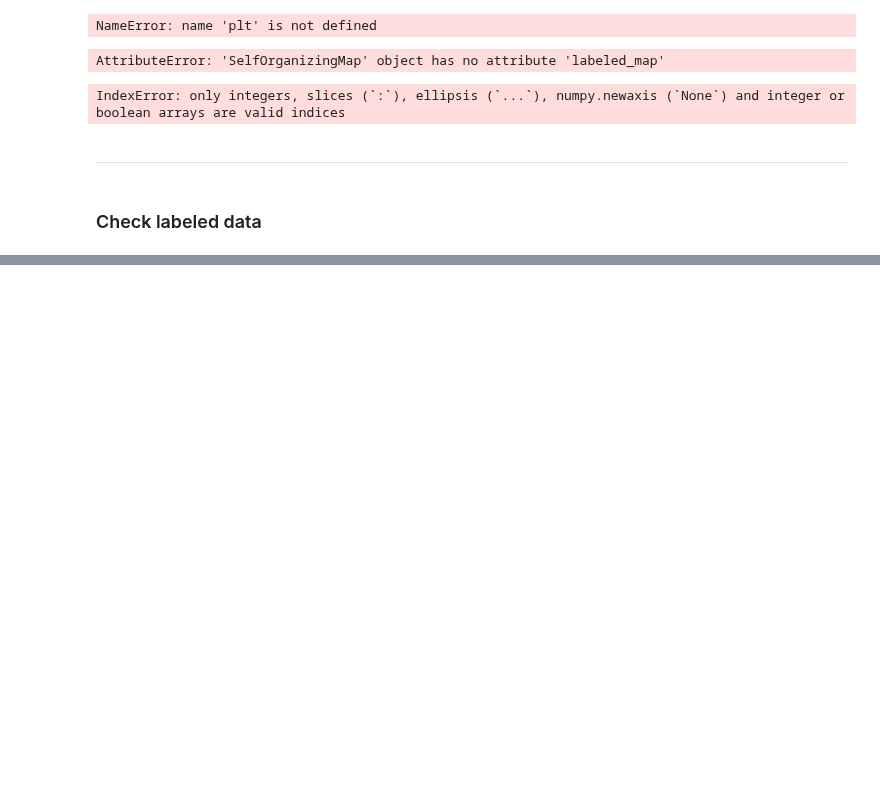
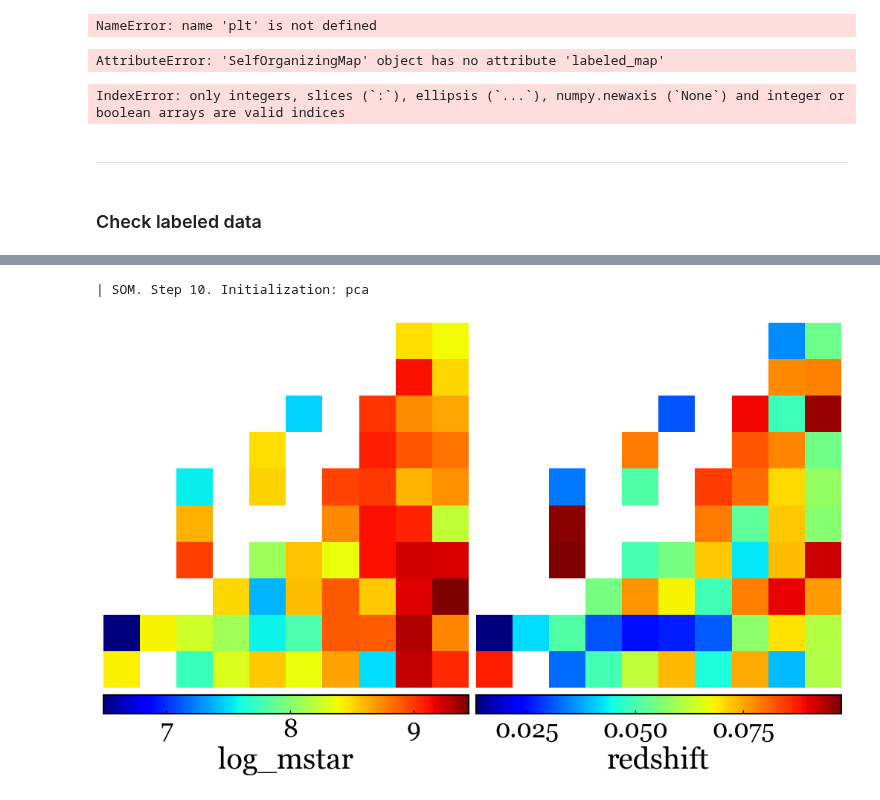
Before and after one commit to lsajkov/strw_mpdg, a Jupyter notebook: build_som.ipynb, the cells around one changed output, grey strips where cells are left out. Cells and saved outputs as stored; diff of their text form; code cells hidden in the pictures; blank space fills up the shorter version.

```diff
--- a/build_som.ipynb
+++ b/build_som.ipynb
@@ -1076,0 +1306,16 @@ ___
+# %%
+#Label the cells in the map with external parameters. Visualize the labeled map.
+SOM.load_labeling_data(input_labels[:1000],
+                       parameter_names = ['log_mstar', 'redshift'])
+SOM.normalize_labeling_data()
+
+SOM.load_labeling_standard_deviations(input_label_stds[:1000])
+SOM.normalize_labeling_standard_deviations()
+
+SOM.label_map()
+
+SOM.show_map(show_labeled = True,
+             cmap = 'jet')
+# %% [output]
+| SOM. Step 10. Initialization: pca
+[figure, added]
```
Also changed, not shown: parts of 27 cells of this notebook, 2 other files.
